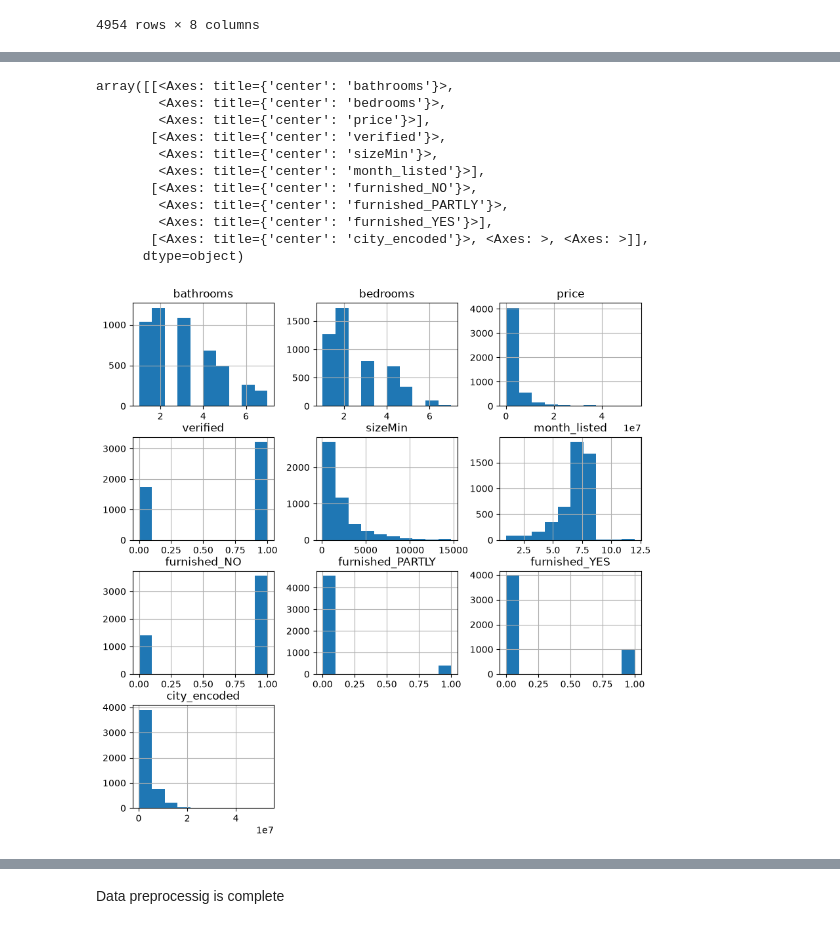
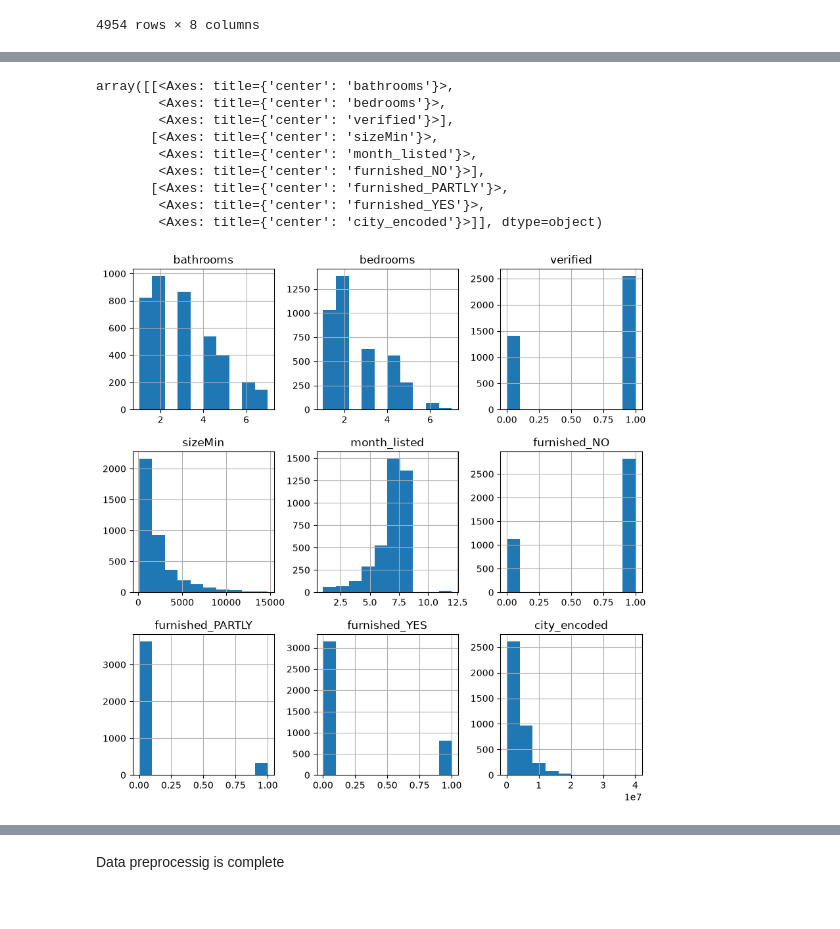
Before and after one commit to Jan-Hrusa/CSCI323_Project, a Jupyter notebook: CSCI323_PROJECT.ipynb, the cells around one changed output, grey strips where cells are left out. Drawn from its saved outputs; the diff is of its cells as text; code cells hidden in the pictures.

```diff
--- a/CSCI323_PROJECT.ipynb
+++ b/CSCI323_PROJECT.ipynb
@@ -354,26 +415,36 @@ memory usage: 406.4 KB
 # %%
 # 'displayAddress': extract the city/area (last part after last comma)
 # e.g. "Binghatti Canal, Business Bay, Dubai" → "Dubai"
-df['city'] = df['displayAddress'].str.split(',', n=1).str[1].str.strip()
 
-print(f"\nUnique cities extracted: {df['city'].nunique()}")
-print(df['city'].value_counts().head(10))
+# Apply extraction to both train and test
+X_train['city'] = X_train['displayAddress'].str.split(',', n=1).str[1].str.strip()
+X_test['city']  = X_test['displayAddress'].str.split(',', n=1).str[1].str.strip()
 
-target_encoder = TargetEncoder(target_type='continuous')
+print(f"\nUnique cities extracted: {X_train['city'].nunique()}")
+print(X_train['city'].value_counts().head(10))
 
-# Fit and transform using 'price' as the target
-df['city_encoded'] = target_encoder.fit_transform(
-    X=df[['city']],
-    y=df['price']
-)
 
-# Drop original columns
-df = df.drop(columns=['displayAddress', 'city'])
+target_encoder = TargetEncoder(target_type='continuous', random_state=42)
 
-print("\n'displayAddress' → target-encoded as 'city_encoded' (using price), originals dropped")
+# Fit on train only - we use y_train (the true prices) to calculate meaningful encodings
+X_train['city_encoded'] = target_encoder.fit_transform(X=X_train[['city']], y=y_train)
+
+# Transform test using the fitted encoder
+X_test['city_encoded'] = target_encoder.transform(X_test[['city']])
+
+# Drop original columns from both train and test
+X_train = X_train.drop(columns=['displayAddress', 'city'])
+X_test  = X_test.drop(columns=['displayAddress', 'city'])
+
+print("\n'displayAddress' -> target-encoded as 'city_encoded' (fit only on train)")
+print("Original columns dropped from both X_train and X_test")
 
 print("\n=== Final Columns ===")
-print(df.columns.tolist())
-print("\nShape:", df.shape)
-df
+print("X_train columns:", X_train.columns.tolist())
+print("X_test columns: ", X_test.columns.tolist())
+print("\nTrain shape:", X_train.shape)
+print("Test shape: ", X_test.shape)
+
+# y_train and y_test remain unchanged - they are the target variables (prices)
+print("\ny_train shape:", y_train.shape, "| y_test shape:", y_test.shape)
 # %% [output]
@@ -413,16 +468,14 @@ Shape: (4954, 10)
 # %%
-df.hist(figsize=(10, 10))
+X_train.hist(figsize=(10, 10))
 # %% [output]
 array([[<Axes: title={'center': 'bathrooms'}>,
         <Axes: title={'center': 'bedrooms'}>,
-        <Axes: title={'center': 'price'}>],
-       [<Axes: title={'center': 'verified'}>,
-        <Axes: title={'center': 'sizeMin'}>,
-        <Axes: title={'center': 'month_listed'}>],
-       [<Axes: title={'center': 'furnished_NO'}>,
-        <Axes: title={'center': 'furnished_PARTLY'}>,
-        <Axes: title={'center': 'furnished_YES'}>],
-       [<Axes: title={'center': 'city_encoded'}>, <Axes: >, <Axes: >]],
-      dtype=object)
+        <Axes: title={'center': 'verified'}>],
+       [<Axes: title={'center': 'sizeMin'}>,
+        <Axes: title={'center': 'month_listed'}>,
+        <Axes: title={'center': 'furnished_NO'}>],
+       [<Axes: title={'center': 'furnished_PARTLY'}>,
+        <Axes: title={'center': 'furnished_YES'}>,
+        <Axes: title={'center': 'city_encoded'}>]], dtype=object)
-[figure, old version]
+[figure, new version]
 # %%
```
Also changed, not shown: parts of 19 cells of this notebook.
